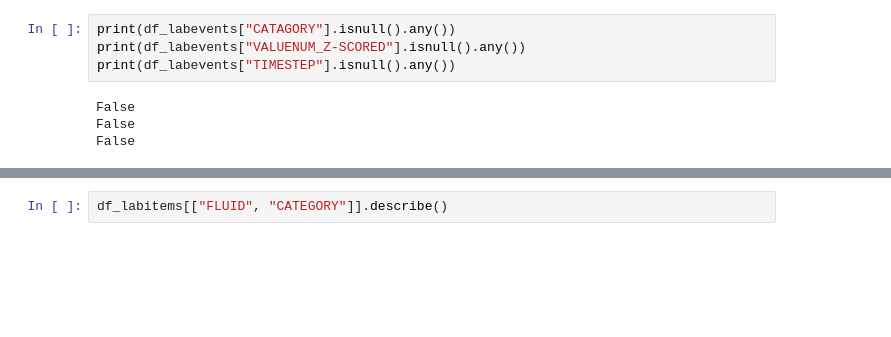
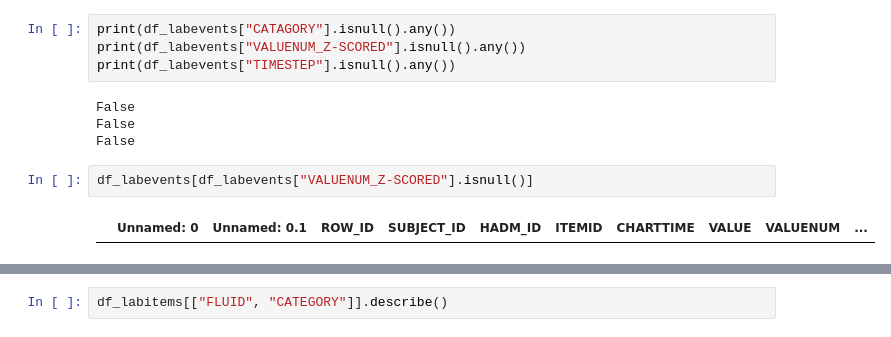
Before and after one commit to Nemo4110/GNNs-Driven-Clinical-Decision-Making-Assistance, a Jupyter notebook: notebook/construct_graph.ipynb, the cells around one changed output, grey strips where cells are left out. Cells and saved outputs as stored; diff of their text form; blank space fills up the shorter version.

```diff
--- a/notebook/construct_graph.ipynb
+++ b/notebook/construct_graph.ipynb
@@ -121,6 +121,10 @@ print(df_labevents["TIMESTEP"].isnull().any())
 False
 False
 False
+# %%
+df_labevents[df_labevents["VALUENUM_Z-SCORED"].isnull()]
+# %% [output]
+|  | Unnamed: 0 | Unnamed: 0.1 | ROW_ID | SUBJECT_ID | HADM_ID | ITEMID | CHARTTIME | VALUE | VALUENUM | ... |
 # %%
 print(f"min: {df_labevents['CATAGORY'].min()}, max: {df_labevents['CATAGORY'].max()}")
 print(f"min: {df_labevents['VALUENUM_Z-SCORED'].min()}, max: {df_labevents['VALUENUM_Z-SCORED'].max()}")
```
Also changed, not shown: parts of 12 cells of this notebook, 19 other files.
